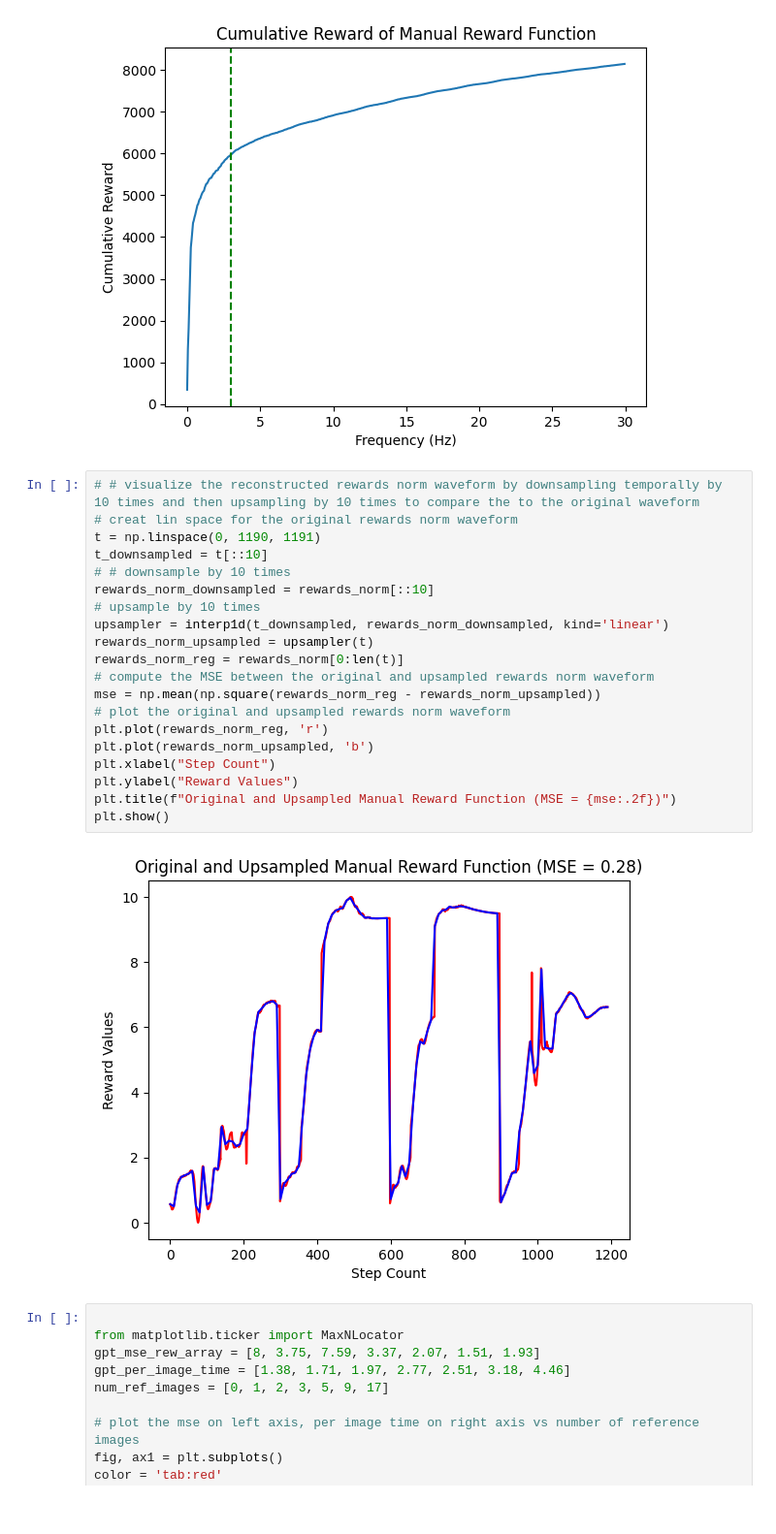
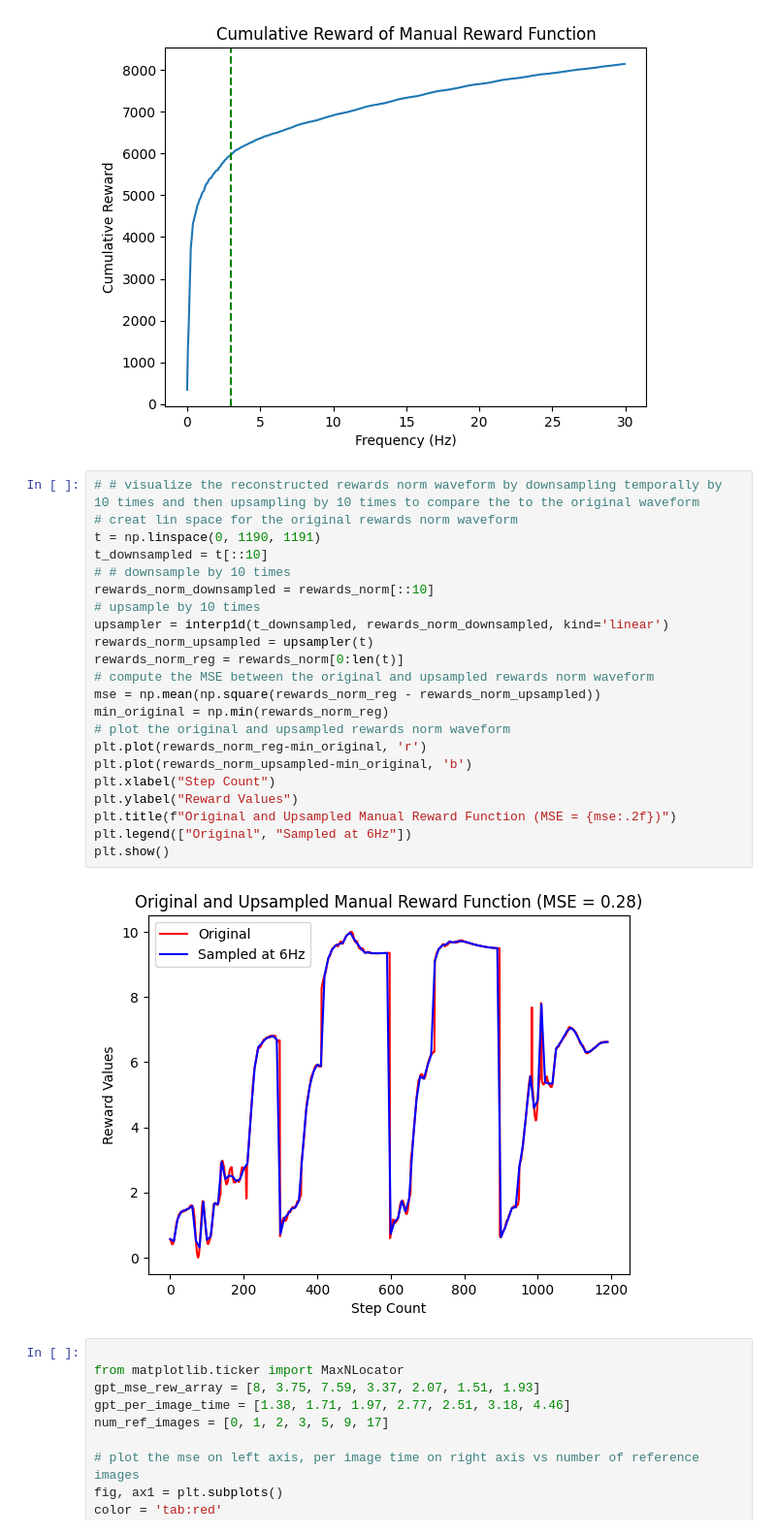
Before and after one commit to levi-kennedy/IsaacLab, a Jupyter notebook: source/vlmrew/franka_cabinet/gpt_experiments.ipynb, the cells around one changed output. Shown at 97% size. Cells and saved outputs as stored; diff of their text form.

```diff
--- a/source/vlmrew/franka_cabinet/gpt_experiments.ipynb
+++ b/source/vlmrew/franka_cabinet/gpt_experiments.ipynb
@@ -640,25 +640,27 @@ plt.show()
 # %%
 # # visualize the reconstructed rewards norm waveform by downsampling temporally by 10 times and then upsampling by 10 times to compare the to the original waveform
 # creat lin space for the original rewards norm waveform
 t = np.linspace(0, 1190, 1191)
 t_downsampled = t[::10]
 # # downsample by 10 times
 rewards_norm_downsampled = rewards_norm[::10]
 # upsample by 10 times
 upsampler = interp1d(t_downsampled, rewards_norm_downsampled, kind='linear')
 rewards_norm_upsampled = upsampler(t)
 rewards_norm_reg = rewards_norm[0:len(t)]
 # compute the MSE between the original and upsampled rewards norm waveform
 mse = np.mean(np.square(rewards_norm_reg - rewards_norm_upsampled))
+min_original = np.min(rewards_norm_reg)
 # plot the original and upsampled rewards norm waveform
-plt.plot(rewards_norm_reg, 'r')
-plt.plot(rewards_norm_upsampled, 'b')
+plt.plot(rewards_norm_reg-min_original, 'r')
+plt.plot(rewards_norm_upsampled-min_original, 'b')
 plt.xlabel("Step Count")
 plt.ylabel("Reward Values")
 plt.title(f"Original and Upsampled Manual Reward Function (MSE = {mse:.2f})")
+plt.legend(["Original", "Sampled at 6Hz"])
 plt.show()
 # %% [output]
-[figure, old version]
+[figure, new version]
 # %%
 
 from matplotlib.ticker import MaxNLocator
```
Also changed, not shown: parts of 5 cells of this notebook, 4 other files.
